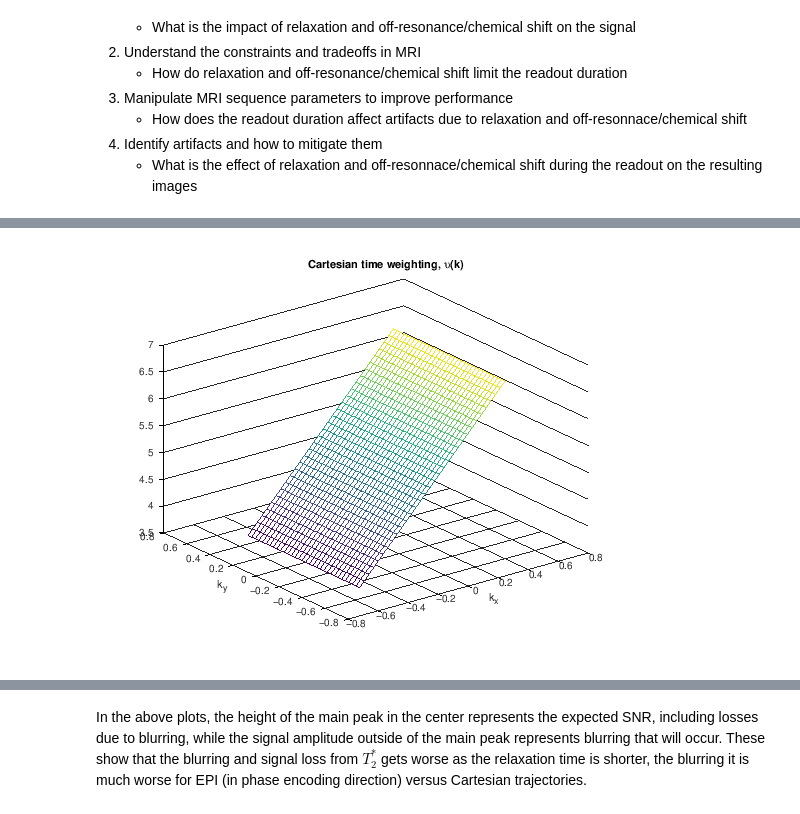
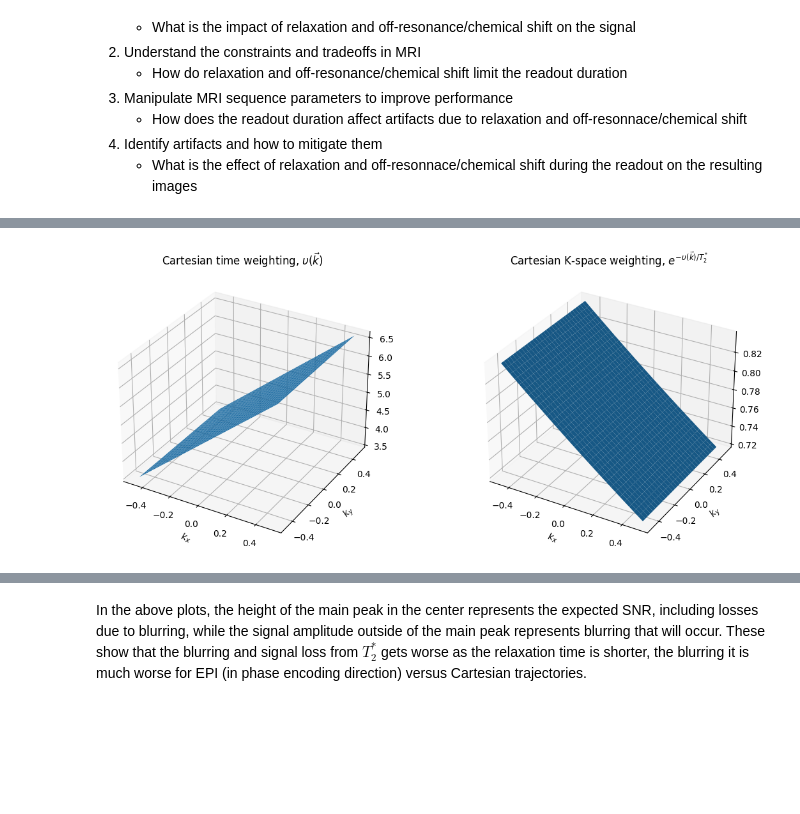
Before and after one commit to LarsonLab/MRI-education-resources, a Jupyter notebook: Notebooks/Point Spread Function Analysis.ipynb, the cells around one changed output, grey strips where cells are left out. Saved outputs shown, nothing was run; the diff lists cells and outputs as text; code cells hidden in the pictures; blank space fills up the shorter version.

```diff
--- a/Notebooks/Point Spread Function Analysis.ipynb
+++ b/Notebooks/Point Spread Function Analysis.ipynb
@@ -112,46 +90,68 @@ Examples of $\upsilon(\vec{k})$ are shown below
 # %%
-% Example of k-space trajectory time weighting functions, upsilon
+import numpy as np
+import matplotlib.pyplot as plt
 
-% Cartesian
+# Example of k-space trajectory time weighting functions, upsilon, and resulting k-space weighting
+T2star = 20 # ms
 
-% kx(t)  = gammabar Gxr (t-TE)
-% upsilon(k) = t = kx/gamma*Gxr + TE
+# Cartesian
+gamma = 42.58  # kHz/mT
+N = 32
+dt = 0.1  # ms
+TE = 5  # ms
+t = np.arange(-N/2+1, N/2+1) * dt
 
-gamma = 42.58; %kHz/mT
-N = 32;
-dt = 0.1; % ms
-TE = 5; % ms
-t = [-N/2+1:N/2]*dt;
+Gxr = 1 / (N * dt * gamma)
 
-Gxr = 1/(N*dt*gamma);
+kx0 = gamma * Gxr * t
+kx, ky = np.meshgrid(kx0, kx0)
 
-kx0 = gamma*Gxr* t;
-[kx ky] = meshgrid(kx0,kx0);
+upsilon_Cartesian = kx / (gamma * Gxr) + TE
 
-upsilon_Cartesian = kx / (gamma*Gxr) + TE;
+fig = plt.figure(figsize=(12, 5))
 
-% more simply, upsilon is time to readout single line of k-space
-%upsilon = repmat(t + TE, [1 N]);
+# First subplot: Cartesian time weighting
+ax1 = fig.add_subplot(1, 2, 1, projection='3d')
+ax1.plot_surface(kx, ky, upsilon_Cartesian)
+ax1.set_xlabel('$k_x$')
+ax1.set_ylabel('$k_y$')
+ax1.set_title(r'Cartesian time weighting, $\upsilon(\vec{k})$')
 
-figure
-mesh(kx, ky, upsilon_Cartesian)
-xlabel('k_x'), ylabel('k_y')
-title('Cartesian time weighting, \upsilon(k)')
+# Second subplot: Cartesian K-space weighting
+ax2 = fig.add_subplot(1, 2, 2, projection='3d')
+ax2.plot_surface(kx, ky, np.exp(-upsilon_Cartesian / T2star))
+ax2.set_xlabel('$k_x$')
+ax2.set_ylabel('$k_y$')
+ax2.set_title(r'Cartesian K-space weighting, $e^{-\upsilon(\vec{k})/  T_2^*}$')
 
-% EPI
+plt.tight_layout()
+plt.show()
 
-% add ky weighting as
-% ky(t) = tesp * dky
-tesp = N*dt; % simplified, assuming no deadtime between ky lines
-TE = 5 + tesp*N/2;
-% time for all data acquisition
-tall = [-N^2/2+1:N^2/2]*dt + TE;
 
-upsilon_EPI = reshape(tall, [N N]).';
+# EPI
+tesp = N * dt  # simplified, assuming no deadtime between ky lines
+TE_epi = 5 + tesp * N / 2
+tall = np.arange(-N**2/2+1, N**2/2+1) * dt + TE_epi
 
-figure
-mesh(kx, ky, upsilon_EPI)
-xlabel('k_x'), ylabel('k_y')
-title('Echo-planar time weighting, \upsilon(k)')
+upsilon_EPI = np.reshape(tall, (N, N))
+
+fig = plt.figure(figsize=(12, 5))
+
+# First subplot: Echo-planar time weighting
+ax1 = fig.add_subplot(1, 2, 1, projection='3d')
+ax1.plot_surface(kx, ky, upsilon_EPI)
+ax1.set_xlabel('$k_x$')
+ax1.set_ylabel('$k_y$')
+ax1.set_title(r'Echo-planar time weighting, $\upsilon(\vec{k})$')
+
+# Second subplot: Echo-planar K-space weighting
+ax2 = fig.add_subplot(1, 2, 2, projection='3d')
+ax2.plot_surface(kx, ky, np.exp(-upsilon_EPI / T2star))
+ax2.set_xlabel('$k_x$')
+ax2.set_ylabel('$k_y$')
+ax2.set_title(r'Echo-planar K-space weighting, $e^{-\upsilon(\vec{k})/  T_2^*}$')
+
+plt.tight_layout()
+plt.show()
 # %% [output]
-[figure, old version]
+[figure, new version]
```
Also changed, not shown: parts of 11 cells of this notebook, 2 other files.
